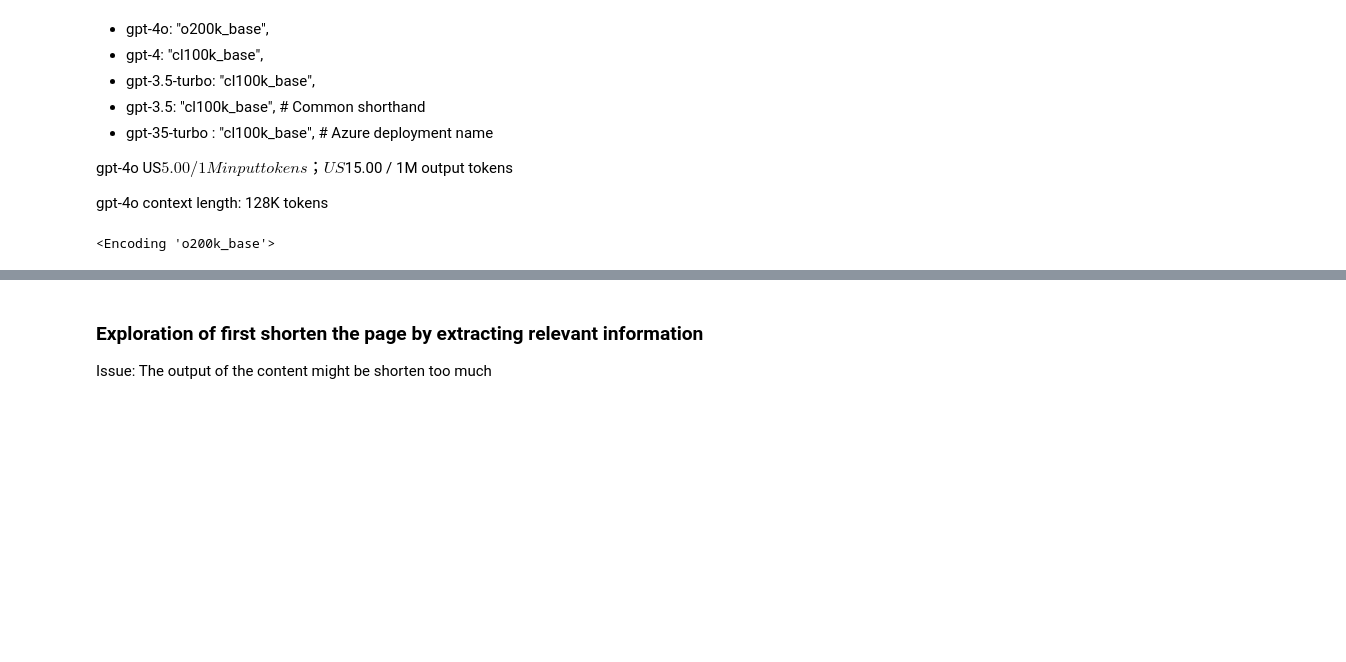
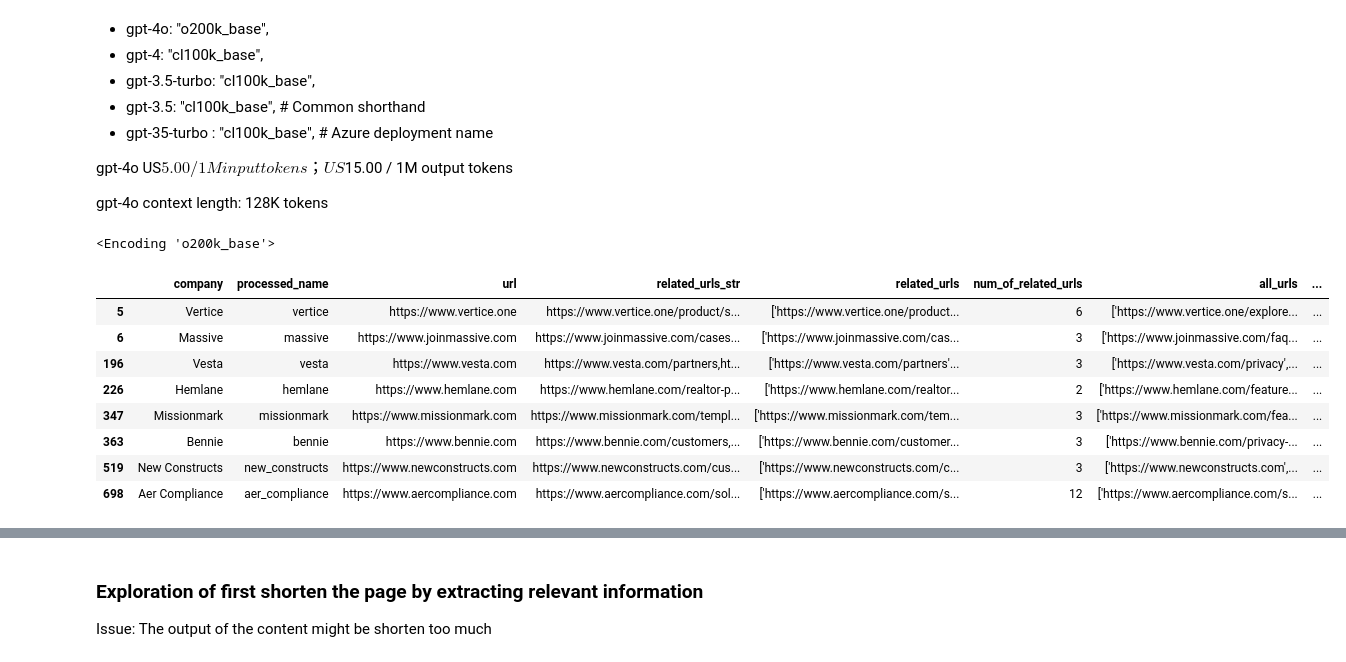
Before and after one commit to MC-Kangan/LLM-Enhanced-Knowledge-Graph-for-Startup-Analysis, a Jupyter notebook: info_extraction_chain.ipynb, the cells around one changed output, grey strips where cells are left out. Cells and saved outputs as stored; diff of their text form; code cells hidden in the pictures; blank space fills up the shorter version.

```diff
--- a/info_extraction_chain.ipynb
+++ b/info_extraction_chain.ipynb
@@ -39,3 +40,26 @@ encoding = tiktoken.encoding_for_model("gpt-4o")
 print(encoding)
 # %% [output]
 <Encoding 'o200k_base'>
+# %%
+df = pd.read_csv('companies_urls_info.csv')
+sample = df[df['url'].isin(['https://www.vertice.one',
+                   'https://www.newconstructs.com',
+                   'https://www.chargebee.com',
+                   'https://www.bennie.com',
+                   'https://www.aercompliance.com',
+                   'https://www.missionmark.com',
+                   'https://www.joinmassive.com',
+                   'https://www.hemlane.com',
+                   'https://www.vesta.com'])]
+
+sample
+# %% [output]
+|  | company | processed_name | url | related_urls_str | related_urls | num_of_related_urls | all_urls | ... |
+| 5 | Vertice | vertice | https://www.vertice.one | https://www.vertice.one/product/s... | ['https://www.vertice.one/product... | 6 | ['https://www.vertice.one/explore... | ... |
+| 6 | Massive | massive | https://www.joinmassive.com | https://www.joinmassive.com/cases... | ['https://www.joinmassive.com/cas... | 3 | ['https://www.joinmassive.com/faq... | ... |
+| 196 | Vesta | vesta | https://www.vesta.com | https://www.vesta.com/partners,ht... | ['https://www.vesta.com/partners'... | 3 | ['https://www.vesta.com/privacy',... | ... |
+| 226 | Hemlane | hemlane | https://www.hemlane.com | https://www.hemlane.com/realtor-p... | ['https://www.hemlane.com/realtor... | 2 | ['https://www.hemlane.com/feature... | ... |
+| 347 | Missionmark | missionmark | https://www.missionmark.com | https://www.missionmark.com/templ... | ['https://www.missionmark.com/tem... | 3 | ['https://www.missionmark.com/fea... | ... |
+| 363 | Bennie | bennie | https://www.bennie.com | https://www.bennie.com/customers,... | ['https://www.bennie.com/customer... | 3 | ['https://www.bennie.com/privacy-... | ... |
+| 519 | New Constructs | new_constructs | https://www.newconstructs.com | https://www.newconstructs.com/cus... | ['https://www.newconstructs.com/c... | 3 | ['https://www.newconstructs.com',... | ... |
+| 698 | Aer Compliance | aer_compliance | https://www.aercompliance.com | https://www.aercompliance.com/sol... | ['https://www.aercompliance.com/s... | 12 | ['https://www.aercompliance.com/s... | ... |
```
Also changed, not shown: parts of 33 cells of this notebook, 3 other files.
